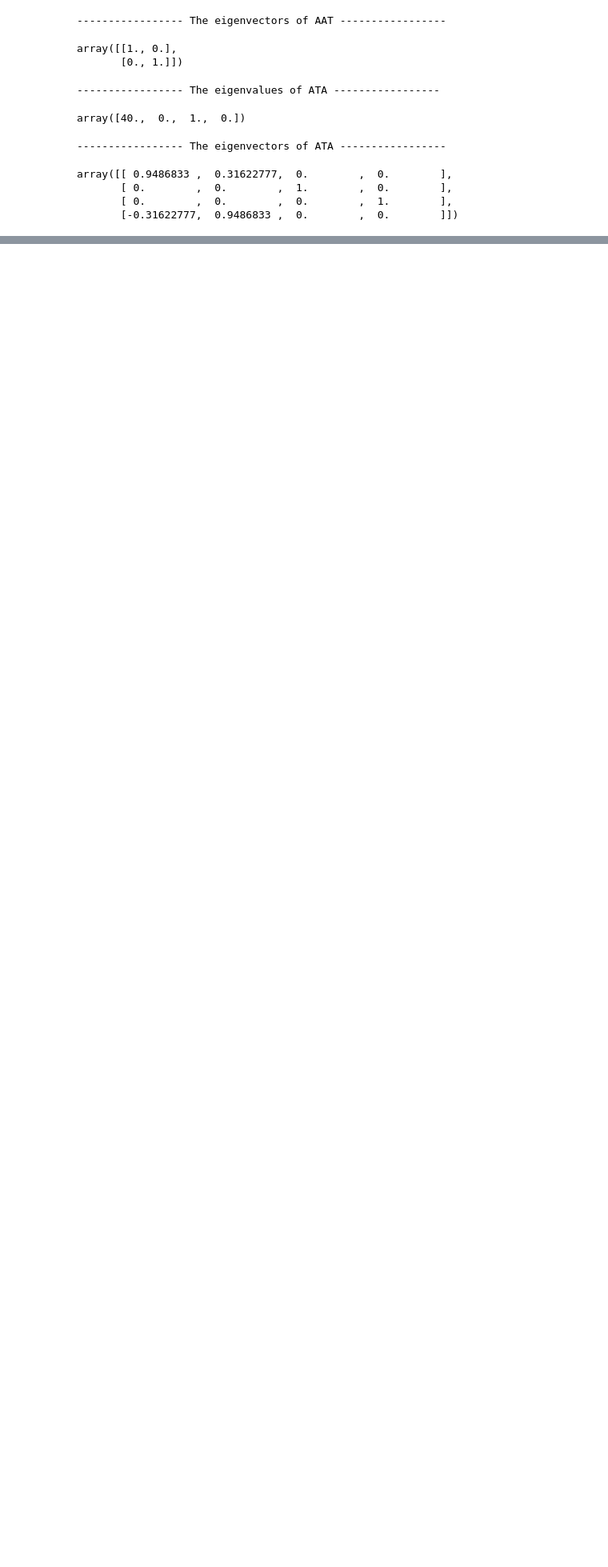
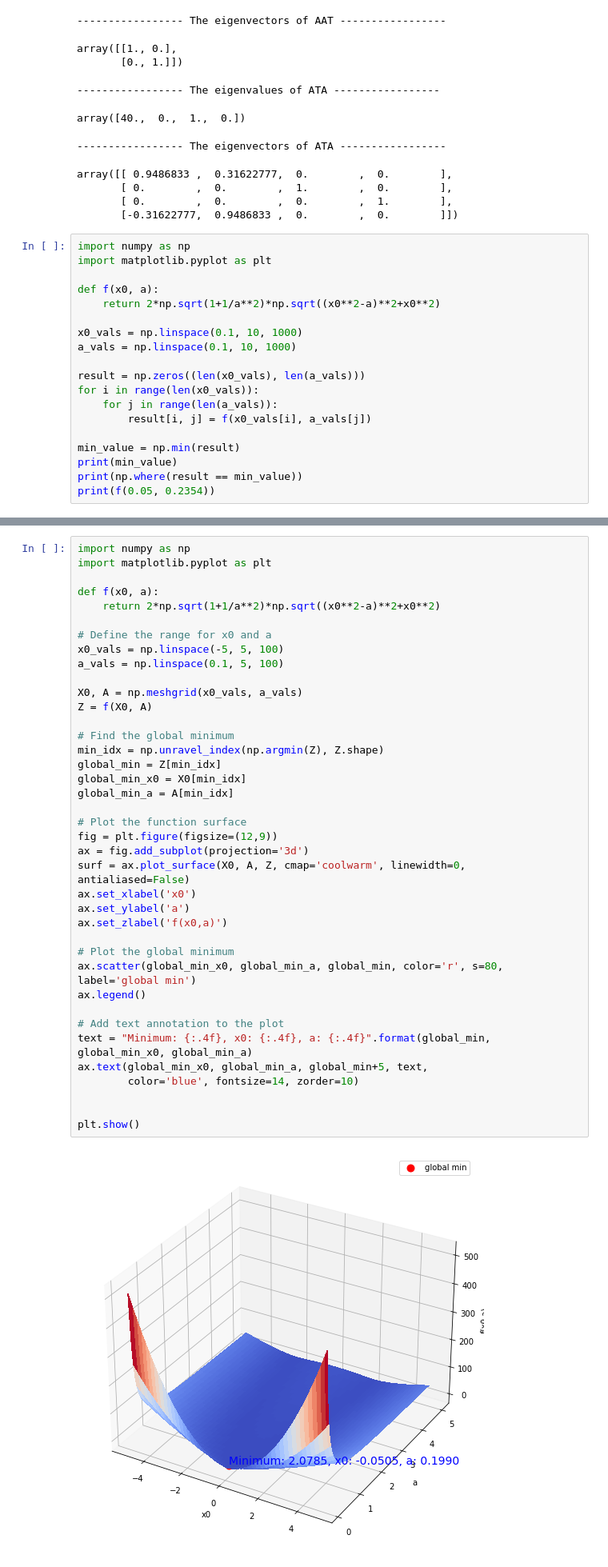
Before and after one commit to yubocai-poly/Reachability-Problem-of-ODE, a Jupyter notebook: Reachability/evaluation/Nonlinear_example/nonlinear_sample_numerical.ipynb, the cells around one changed output, grey strips where cells are left out. Shown at 80% size. Cells and saved outputs as stored; diff of their text form; blank space fills up the shorter version.

```diff
--- a/Reachability/evaluation/Nonlinear_example/nonlinear_sample_numerical.ipynb
+++ b/Reachability/evaluation/Nonlinear_example/nonlinear_sample_numerical.ipynb
@@ -178,3 +178,22 @@ array([[ 0.9486833 ,  0.31622777,  0.        ,  0.        ],
        [ 0.        ,  0.        ,  1.        ,  0.        ],
        [ 0.        ,  0.        ,  0.        ,  1.        ],
        [-0.31622777,  0.9486833 ,  0.        ,  0.        ]])
+# %%
+import numpy as np
+import matplotlib.pyplot as plt
+
+def f(x0, a):
+    return 2*np.sqrt(1+1/a**2)*np.sqrt((x0**2-a)**2+x0**2)
+
+x0_vals = np.linspace(0.1, 10, 1000)
+a_vals = np.linspace(0.1, 10, 1000)
+
+result = np.zeros((len(x0_vals), len(a_vals)))
+for i in range(len(x0_vals)):
+    for j in range(len(a_vals)):
+        result[i, j] = f(x0_vals[i], a_vals[j])
+
+min_value = np.min(result)
+print(min_value)
+print(np.where(result == min_value))
+print(f(0.05, 0.2354))
@@ -180,0 +231,41 @@ array([[ 0.9486833 ,  0.31622777,  0.        ,  0.        ],
+# %%
+import numpy as np
+import matplotlib.pyplot as plt
+
+def f(x0, a):
+    return 2*np.sqrt(1+1/a**2)*np.sqrt((x0**2-a)**2+x0**2)
+
+# Define the range for x0 and a
+x0_vals = np.linspace(-5, 5, 100)
+a_vals = np.linspace(0.1, 5, 100)
+
+X0, A = np.meshgrid(x0_vals, a_vals)
+Z = f(X0, A)
+
+# Find the global minimum
+min_idx = np.unravel_index(np.argmin(Z), Z.shape)
+global_min = Z[min_idx]
+global_min_x0 = X0[min_idx]
+global_min_a = A[min_idx]
+
+# Plot the function surface
+fig = plt.figure(figsize=(12,9))
+ax = fig.add_subplot(projection='3d')
+surf = ax.plot_surface(X0, A, Z, cmap='coolwarm', linewidth=0, antialiased=False)
+ax.set_xlabel('x0')
+ax.set_ylabel('a')
+ax.set_zlabel('f(x0,a)')
+
+# Plot the global minimum
+ax.scatter(global_min_x0, global_min_a, global_min, color='r', s=80, label='global min')
+ax.legend()
+
+# Add text annotation to the plot
+text = "Minimum: {:.4f}, x0: {:.4f}, a: {:.4f}".format(global_min, global_min_x0, global_min_a)
+ax.text(global_min_x0, global_min_a, global_min+5, text,
+        color='blue', fontsize=14, zorder=10)
+
+
+plt.show()
+# %% [output]
+[figure, added]
```
Also changed, not shown: parts of 2 cells of this notebook, 2 other files.
